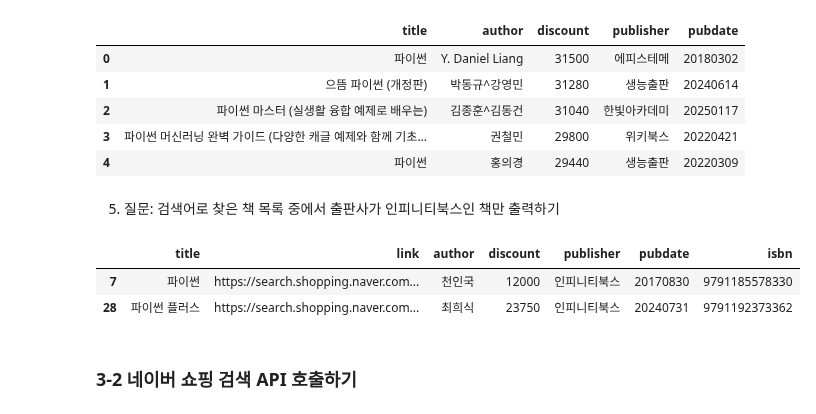
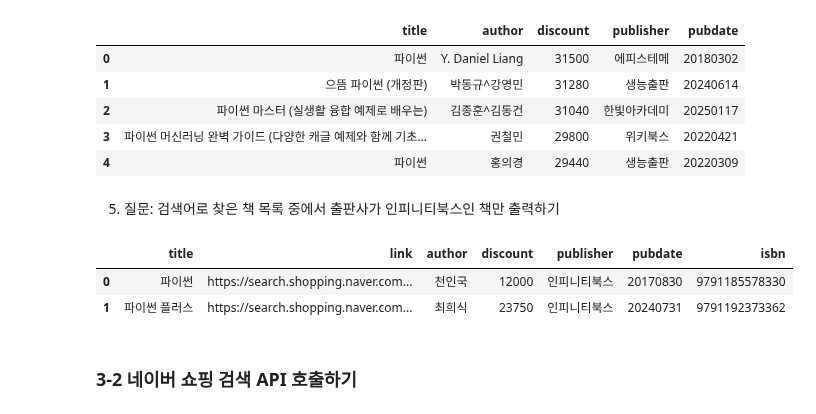
Before and after one commit to nueij0429/Python_Webscraping_Analysis, a Jupyter notebook: 연습문제/03_naver_scraping.ipynb, the cells around one changed output. Cells and saved outputs as stored; diff of their text form; code cells hidden in the pictures.

```diff
--- a/연습문제/03_naver_scraping.ipynb
+++ b/연습문제/03_naver_scraping.ipynb
@@ -135,15 +135,15 @@ df_price_over_20000[:5]
 # %%
 #image , description 컬럼은 제외한 모든 컬럼 출력하기
 #index 는 초기화
 
 df_publish = df[df["publisher"] == '인피니티북스']
 
-df_publish = df_publish.drop(columns=["image", "description"])
+df_publish = df_publish.drop(columns=["image", "description"]).reset_index(drop=True)
 df_publish[:5]
 # %% [output]
 |  | title | link | author | discount | publisher | pubdate | isbn |
-| 7 | 파이썬 | https://search.shopping.naver.com... | 천인국 | 12000 | 인피니티북스 | 20170830 | 9791185578330 |
-| 28 | 파이썬 플러스 | https://search.shopping.naver.com... | 최희식 | 23750 | 인피니티북스 | 20240731 | 9791192373362 |
+| 0 | 파이썬 | https://search.shopping.naver.com... | 천인국 | 12000 | 인피니티북스 | 20170830 | 9791185578330 |
+| 1 | 파이썬 플러스 | https://search.shopping.naver.com... | 최희식 | 23750 | 인피니티북스 | 20240731 | 9791192373362 |
 # %% [markdown]
 ### 3-2 네이버 쇼핑 검색 API 호출하기
 # %%
```
